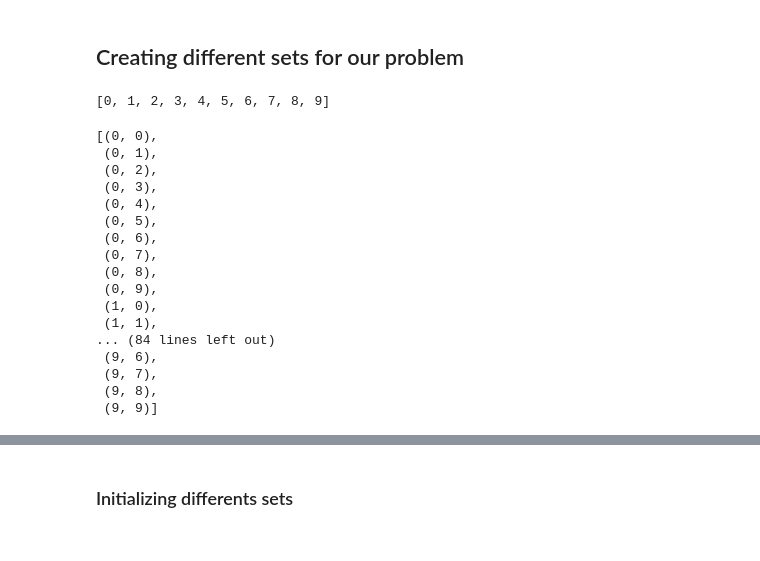
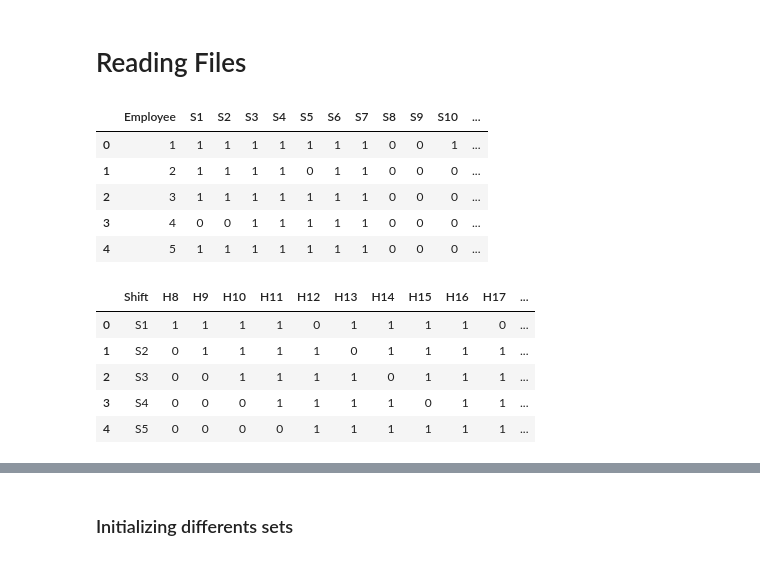
Before and after one commit to juan08/Optimization, a Jupyter notebook: Linear Programing in Personal Scheduling.ipynb, the cells around one changed output, grey strips where cells are left out. Drawn from its saved outputs; the diff is of its cells as text; code cells hidden in the pictures.

```diff
--- a/Linear Programing in Personal Scheduling.ipynb
+++ b/Linear Programing in Personal Scheduling.ipynb
@@ -54,28 +7,27 @@ Demand
-# %% [markdown]
-## Creating different sets for our problem
-# %%
-nodos = [k for k in range(len(Demand))]
-nodos
-# %% [output]
-[0, 1, 2, 3, 4, 5, 6, 7, 8, 9]
-# %%
-arc = [(i,j) for i in nodos for j in nodos]
-arc
-# %% [output]
-[(0, 0),
- (0, 1),
- (0, 2),
- (0, 3),
- (0, 4),
- (0, 5),
- (0, 6),
- (0, 7),
- (0, 8),
- (0, 9),
- (1, 0),
- (1, 1),
-... (84 lines left out)
- (9, 6),
- (9, 7),
- (9, 8),
- (9, 9)]
+# %% [markdown]
+# Reading Files
+# %%
+excel = pd.ExcelFile('DataSet1-Production.xlsx')
+Availability = pd.read_excel(excel,'Availability')
+Shift = pd.read_excel(excel,'Shift', usecols ="A:O")
+CostShift = pd.read_excel(excel,'Shift', usecols ="P:P")
+sales = pd.read_excel(excel,'sales')
+salesbehavior = pd.read_excel(excel,'sales behavior')
+# %%
+Availability.head()
+# %% [output]
+|  | Employee | S1 | S2 | S3 | S4 | S5 | S6 | S7 | S8 | S9 | S10 | ... |
+| 0 | 1 | 1 | 1 | 1 | 1 | 1 | 1 | 1 | 0 | 0 | 1 | ... |
+| 1 | 2 | 1 | 1 | 1 | 1 | 0 | 1 | 1 | 0 | 0 | 0 | ... |
+| 2 | 3 | 1 | 1 | 1 | 1 | 1 | 1 | 1 | 0 | 0 | 0 | ... |
+| 3 | 4 | 0 | 0 | 1 | 1 | 1 | 1 | 1 | 0 | 0 | 0 | ... |
+| 4 | 5 | 1 | 1 | 1 | 1 | 1 | 1 | 1 | 0 | 0 | 0 | ... |
+# %%
+Shift.head()
+# %% [output]
+|  | Shift | H8 | H9 | H10 | H11 | H12 | H13 | H14 | H15 | H16 | H17 | ... |
+| 0 | S1 | 1 | 1 | 1 | 1 | 0 | 1 | 1 | 1 | 1 | 0 | ... |
+| 1 | S2 | 0 | 1 | 1 | 1 | 1 | 0 | 1 | 1 | 1 | 1 | ... |
+| 2 | S3 | 0 | 0 | 1 | 1 | 1 | 1 | 0 | 1 | 1 | 1 | ... |
+| 3 | S4 | 0 | 0 | 0 | 1 | 1 | 1 | 1 | 0 | 1 | 1 | ... |
+| 4 | S5 | 0 | 0 | 0 | 0 | 1 | 1 | 1 | 1 | 1 | 1 | ... |
```
Also changed, not shown: parts of 65 cells of this notebook.
